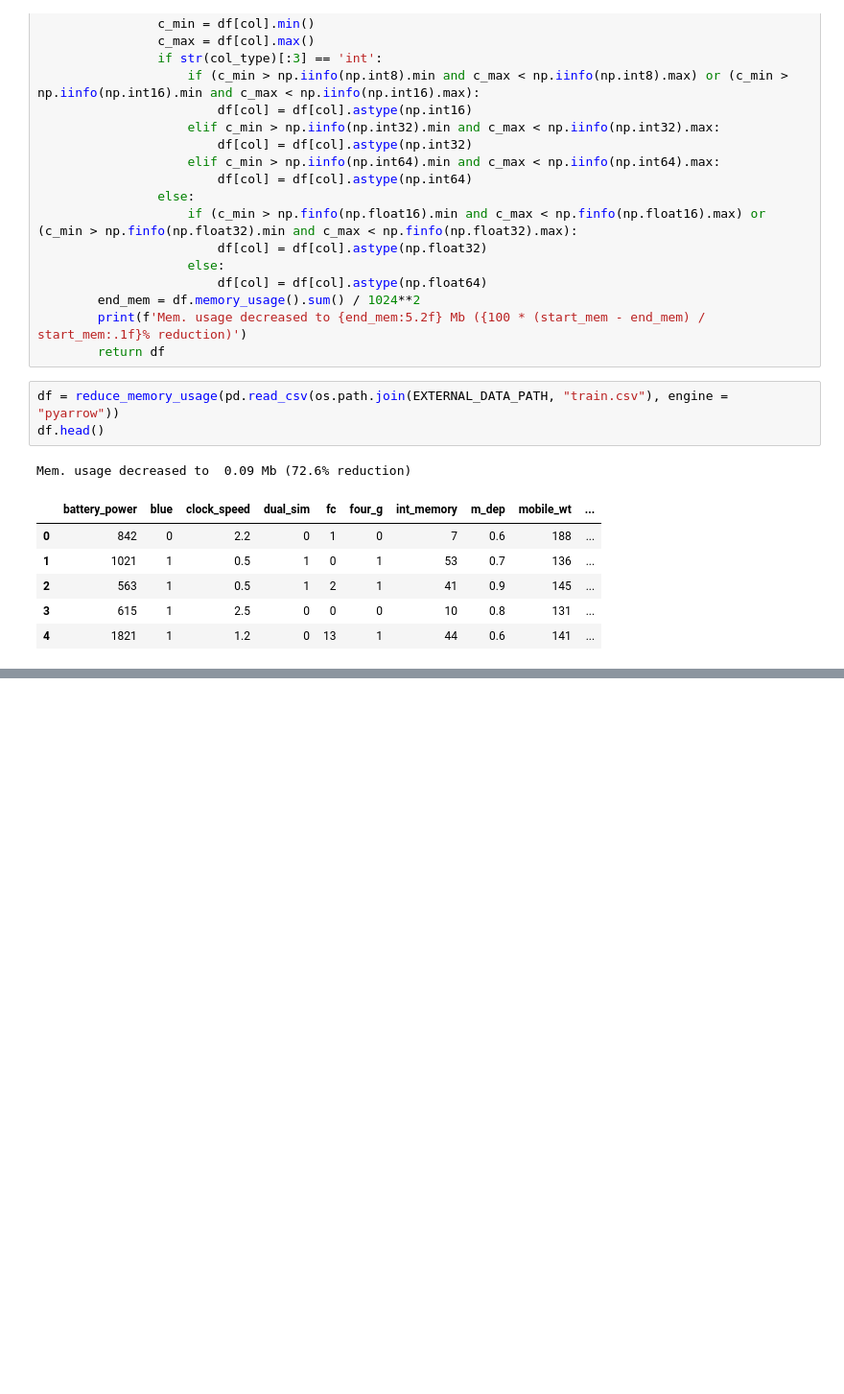
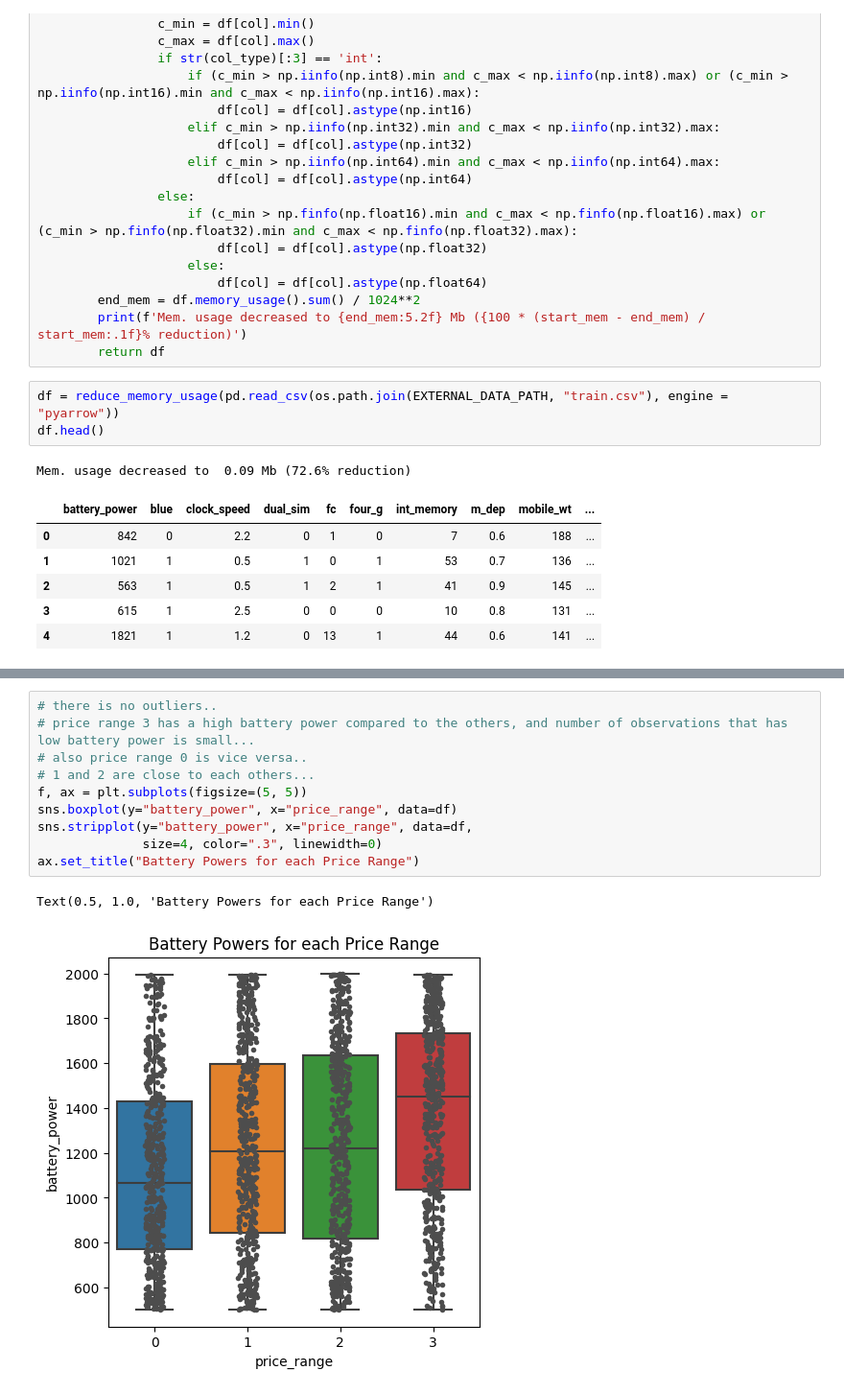
Before and after one commit to Ezzaldin97/dvc-mlops-workflow, a Jupyter notebook: dev/eda.ipynb, the cells around one changed output, grey strips where cells are left out. Shown at 96% size. Saved outputs shown, nothing was run; the diff lists cells and outputs as text; blank space fills up the shorter version.

```diff
--- a/dev/eda.ipynb
+++ b/dev/eda.ipynb
@@ -51,0 +78,13 @@ Mem. usage decreased to  0.09 Mb (72.6% reduction)
+# %%
+# there is no outliers..
+# price range 3 has a high battery power compared to the others, and number of observations that has low battery power is small...
+# also price range 0 is vice versa..
+# 1 and 2 are close to each others...
+f, ax = plt.subplots(figsize=(5, 5))
+sns.boxplot(y="battery_power", x="price_range", data=df)
+sns.stripplot(y="battery_power", x="price_range", data=df,
+              size=4, color=".3", linewidth=0)
+ax.set_title("Battery Powers for each Price Range")
+# %% [output]
+Text(0.5, 1.0, 'Battery Powers for each Price Range')
+[figure, added]
```
Also changed, not shown: parts of 37 cells of this notebook, 2 other files.
